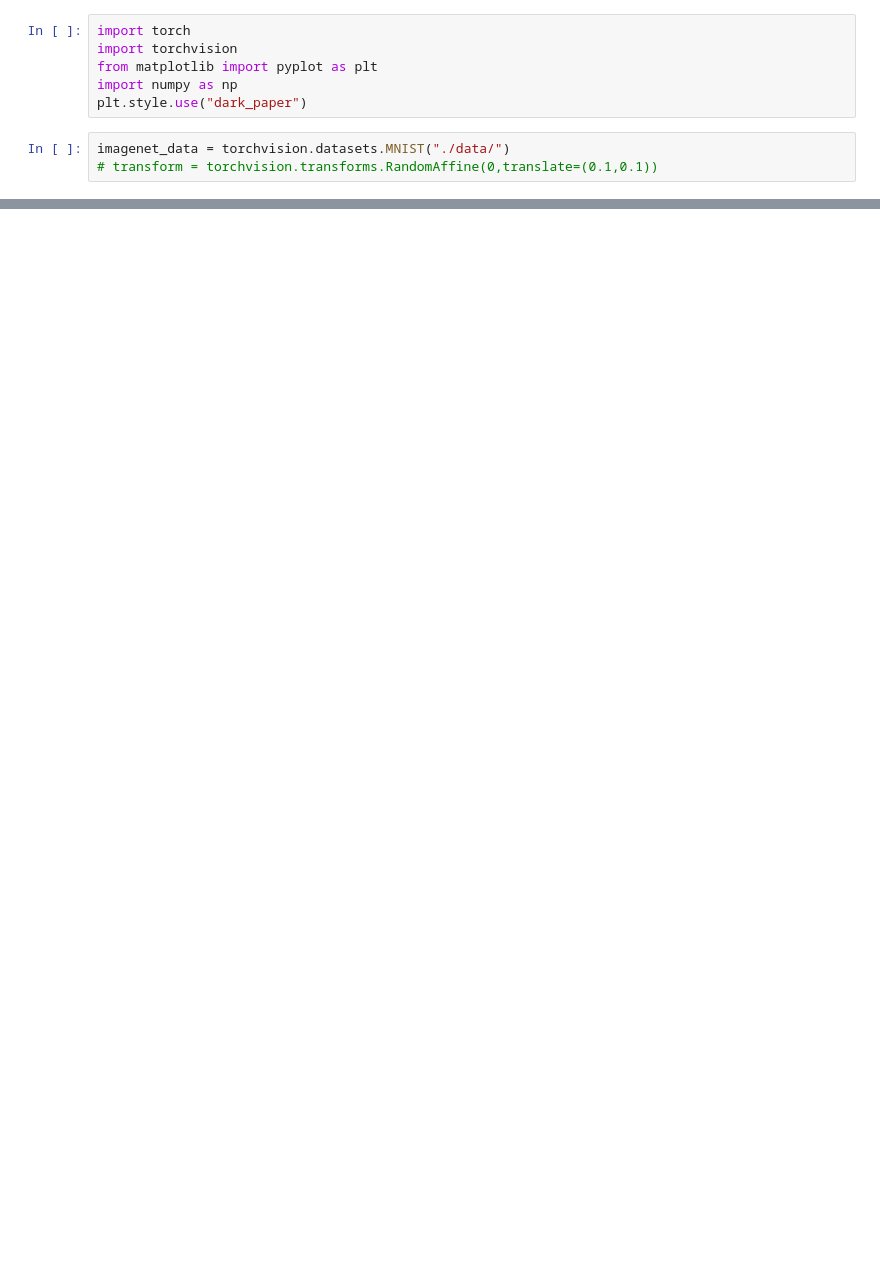
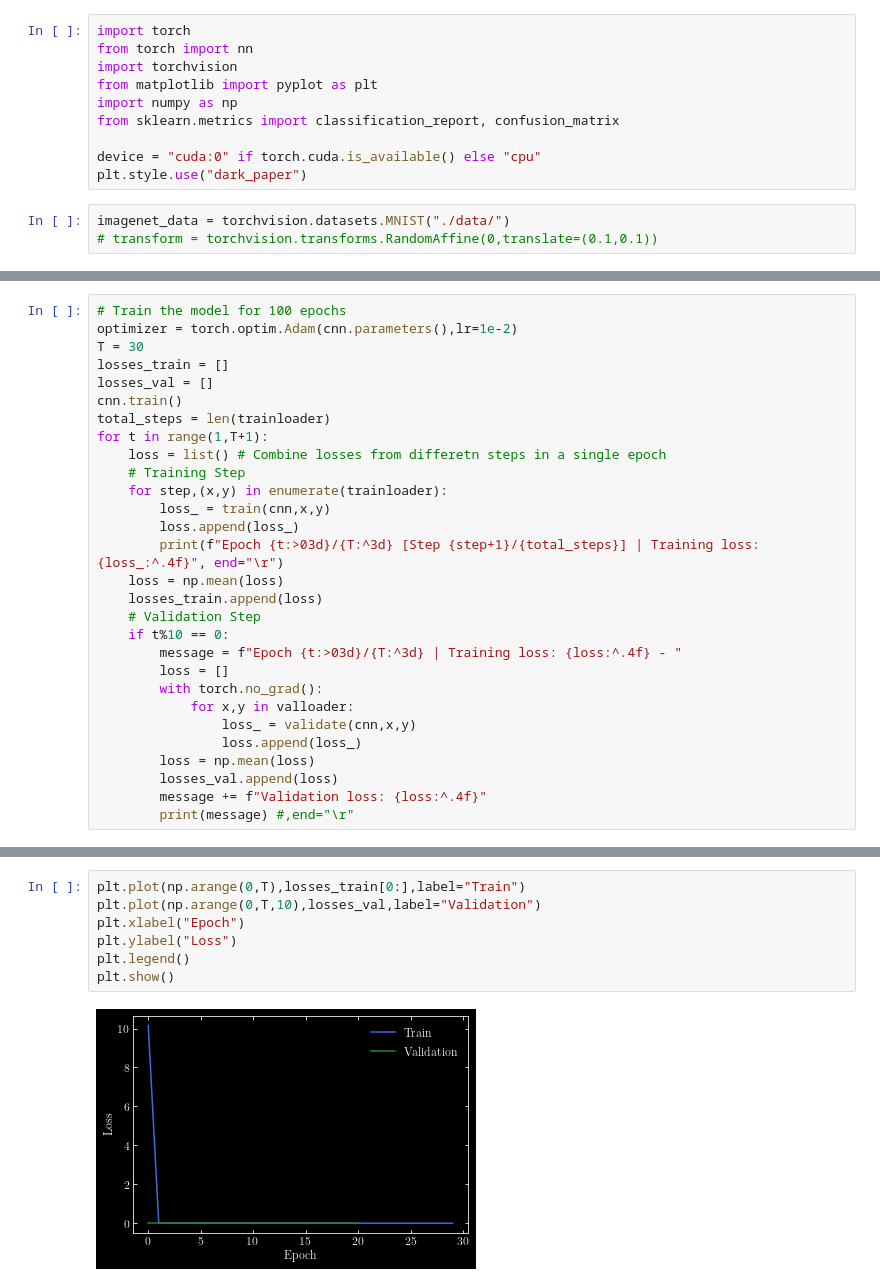
Before and after one commit to okitouni/Learning-symmetries, a Jupyter notebook: MNISTdata.ipynb, the cells around one changed output, grey strips where cells are left out. Drawn from its saved outputs; the diff is of its cells as text; blank space fills up the shorter version.

```diff
--- a/MNISTdata.ipynb
+++ b/MNISTdata.ipynb
@@ -1,8 +1,12 @@
 # %%
 import torch
+from torch import nn
 import torchvision
 from matplotlib import pyplot as plt
 import numpy as np
+from sklearn.metrics import classification_report, confusion_matrix
+
+device = "cuda:0" if torch.cuda.is_available() else "cpu"
 plt.style.use("dark_paper")
 # %%
 imagenet_data = torchvision.datasets.MNIST("./data/")
@@ -38,0 +128,29 @@ data_loader = torch.utils.data.DataLoader(nums,
+# %%
+# Train the model for 100 epochs
+optimizer = torch.optim.Adam(cnn.parameters(),lr=1e-2)
+T = 30
+losses_train = []
+losses_val = []
+cnn.train()
+total_steps = len(trainloader)
+for t in range(1,T+1):
+    loss = list() # Combine losses from differetn steps in a single epoch
+    # Training Step
+    for step,(x,y) in enumerate(trainloader):
+        loss_ = train(cnn,x,y)
+        loss.append(loss_)
+        print(f"Epoch {t:>03d}/{T:^3d} [Step {step+1}/{total_steps}] | Training loss: {loss_:^.4f}", end="\r")
+    loss = np.mean(loss)
+    losses_train.append(loss)
+    # Validation Step
+    if t%10 == 0:
+        message = f"Epoch {t:>03d}/{T:^3d} | Training loss: {loss:^.4f} - "
+        loss = []
+        with torch.no_grad():
+            for x,y in valloader:
+                loss_ = validate(cnn,x,y)
+                loss.append(loss_)
+        loss = np.mean(loss)
+        losses_val.append(loss)
+        message += f"Validation loss: {loss:^.4f}"
+        print(message) #,end="\r"
@@ -38,0 +161,9 @@ data_loader = torch.utils.data.DataLoader(nums,
+# %%
+plt.plot(np.arange(0,T),losses_train[0:],label="Train")
+plt.plot(np.arange(0,T,10),losses_val,label="Validation")
+plt.xlabel("Epoch")
+plt.ylabel("Loss")
+plt.legend()
+plt.show()
+# %% [output]
+[figure, added]
```
Also changed, not shown: parts of 14 cells of this notebook.
